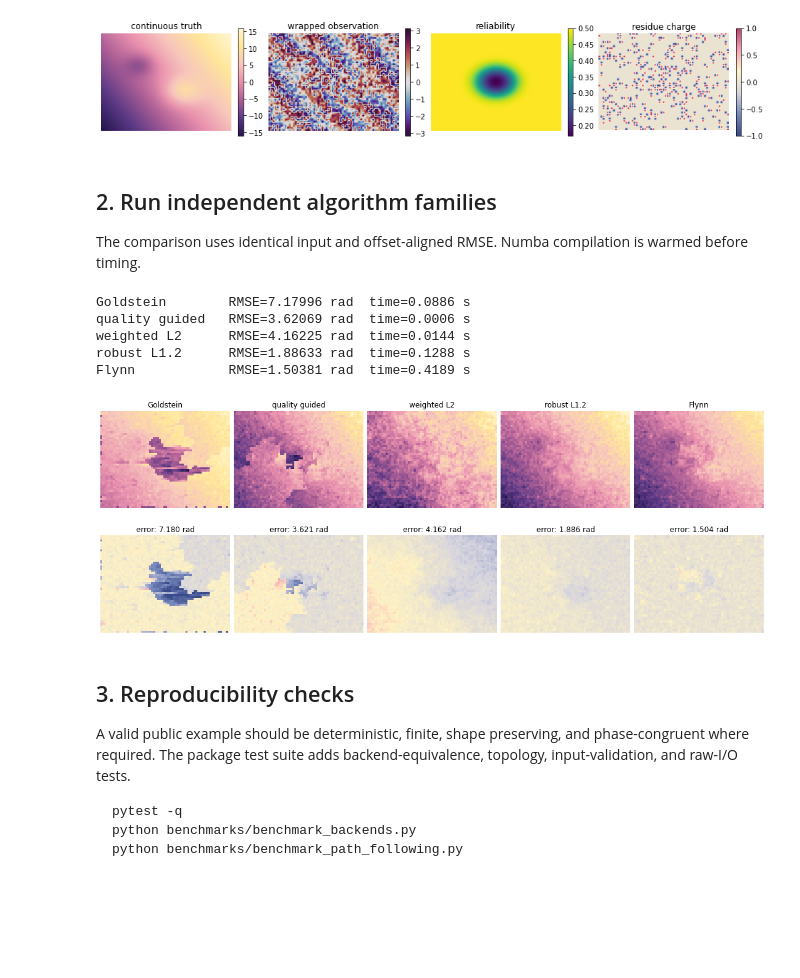
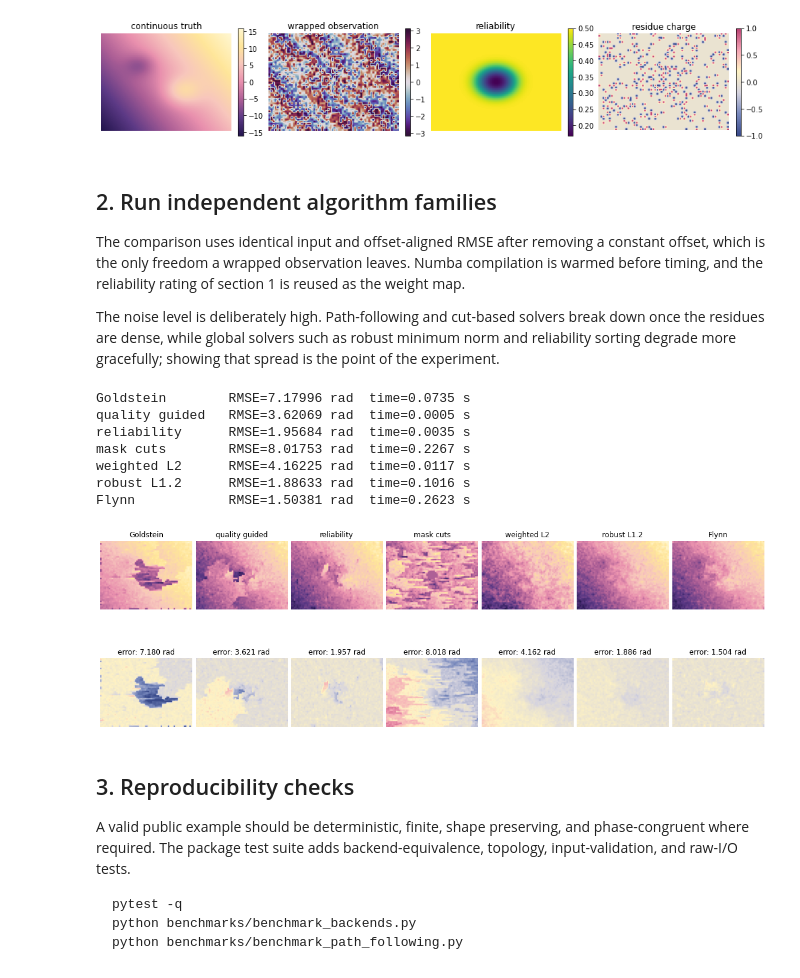
Before and after one commit to mohseniaref/Parvaneh, a Jupyter notebook: notebooks/independent_synthetic_examples.ipynb, the cells around one changed output. Drawn from its saved outputs; the diff is of its cells as text; code cells hidden in the pictures; blank space fills up the shorter version.

```diff
--- a/notebooks/independent_synthetic_examples.ipynb
+++ b/notebooks/independent_synthetic_examples.ipynb
@@ -41,12 +42,16 @@ plt.show()
 # %% [markdown]
 ## 2. Run independent algorithm families
 
-The comparison uses identical input and offset-aligned RMSE. Numba compilation is warmed before timing.
+The comparison uses identical input and offset-aligned RMSE after removing a constant offset, which is the only freedom a wrapped observation leaves. Numba compilation is warmed before timing, and the reliability rating of section 1 is reused as the weight map.
+
+The noise level is deliberately high. Path-following and cut-based solvers break down once the residues are dense, while global solvers such as robust minimum norm and reliability sorting degrade more gracefully; showing that spread is the point of the experiment.
 # %%
 quality_guided_unwrap(wrapped[:16, :20], 'min_gradient', backend='numba')
 methods = {
     'Goldstein': lambda: goldstein_unwrap(wrapped),
     'quality guided': lambda: quality_guided_unwrap(wrapped, 'min_gradient', backend='numba'),
+    'reliability': lambda: reliability_unwrap(wrapped, quality, backend='numba'),
+    'mask cuts': lambda: mask_cut_unwrap(wrapped, quality > 0.2),
     'weighted L2': lambda: unwrap(wrapped, quality, backend='numba', workers=-1),
     'robust L1.2': lambda: unwrap_lp(wrapped, p=1.2, outer_iter=6),
     'Flynn': lambda: flynn_unwrap(wrapped),
@@ -61,24 +66,26 @@ for name, solve in methods.items():
 for name, error, elapsed in metrics:
     print(f'{name:16s} RMSE={error:.5f} rad  time={elapsed:.4f} s')
 # %% [output]
-Goldstein        RMSE=7.17996 rad  time=0.0886 s
-quality guided   RMSE=3.62069 rad  time=0.0006 s
-weighted L2      RMSE=4.16225 rad  time=0.0144 s
-robust L1.2      RMSE=1.88633 rad  time=0.1288 s
-Flynn            RMSE=1.50381 rad  time=0.4189 s
+Goldstein        RMSE=7.17996 rad  time=0.0735 s
+quality guided   RMSE=3.62069 rad  time=0.0005 s
+reliability      RMSE=1.95684 rad  time=0.0035 s
+mask cuts        RMSE=8.01753 rad  time=0.2267 s
+weighted L2      RMSE=4.16225 rad  time=0.0117 s
+robust L1.2      RMSE=1.88633 rad  time=0.1016 s
+Flynn            RMSE=1.50381 rad  time=0.2623 s
 # %%
-fig, axes = plt.subplots(2, len(results), figsize=(15, 5.6), constrained_layout=True)
+fig, axes = plt.subplots(2, len(results), figsize=(2.2 * len(results), 5.4), constrained_layout=True)
 limit = max(np.percentile(np.abs(value - truth), 99) for value in results.values())
 for column, (name, result) in enumerate(results.items()):
     axes[0, column].imshow(result, origin='lower', cmap=SAKURA)
     axes[0, column].set_title(name)
     axes[1, column].imshow(result - truth, origin='lower', cmap=SAKURA_DIVERGING, vmin=-limit, vmax=limit)
     axes[1, column].set_title(f'error: {rmse_aligned(result, truth):.3f} rad')
     axes[0, column].axis('off'); axes[1, column].axis('off')
 axes[0, 0].set_ylabel('reconstruction'); axes[1, 0].set_ylabel('error')
 plt.show()
 # %% [output]
-[figure, old version]
+[figure, new version]
 # %% [markdown]
 ## 3. Reproducibility checks
 
```
Also changed, not shown: parts of 1 cell of this notebook, 16 other files.
